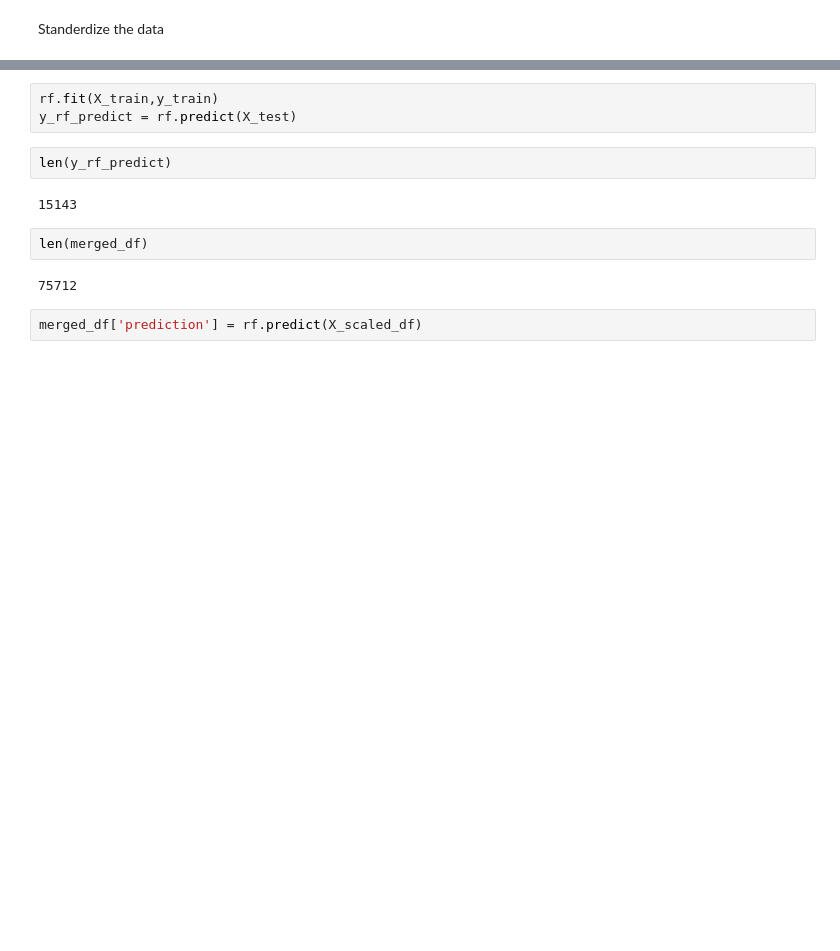
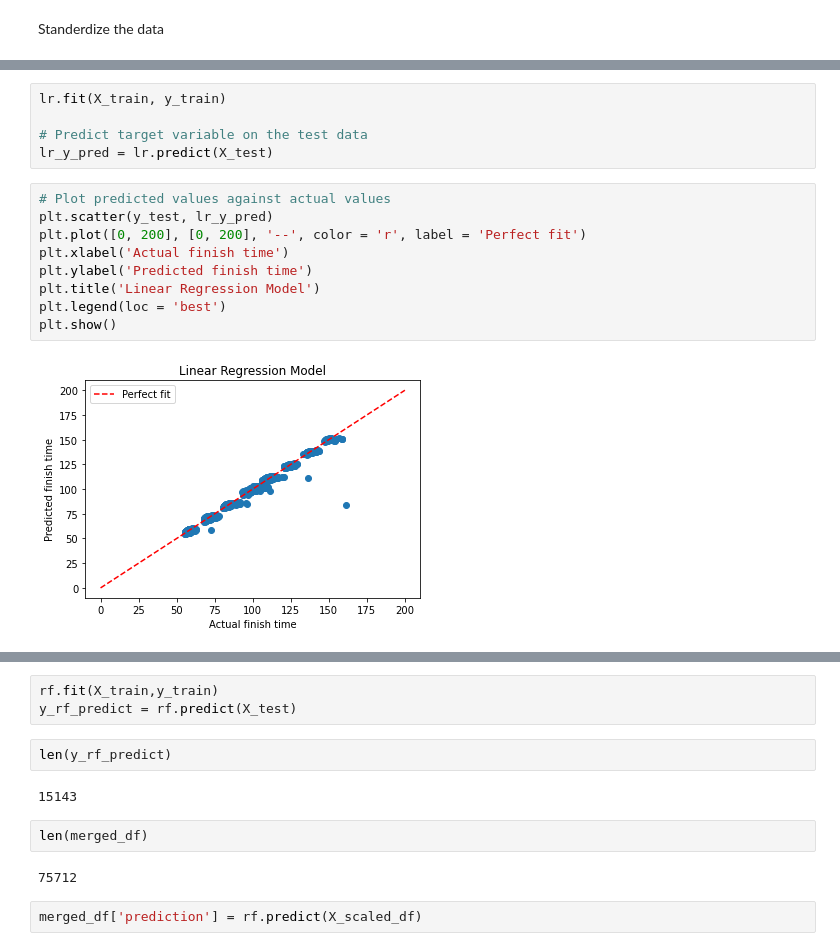
Before and after one commit to statds/final-project-GarrickHoo, a Jupyter notebook: final_code/final_code.ipynb, the cells around one changed output, grey strips where cells are left out. Saved outputs shown, nothing was run; the diff lists cells and outputs as text; blank space fills up the shorter version.

```diff
--- a/final_code/final_code.ipynb
+++ b/final_code/final_code.ipynb
@@ -255,3 +256,19 @@ print(cv.mean())
+# %%
+lr.fit(X_train, y_train)
+
+# Predict target variable on the test data
+lr_y_pred = lr.predict(X_test)
+# %%
+# Plot predicted values against actual values
+plt.scatter(y_test, lr_y_pred)
+plt.plot([0, 200], [0, 200], '--', color = 'r', label = 'Perfect fit')
+plt.xlabel('Actual finish time')
+plt.ylabel('Predicted finish time')
+plt.title('Linear Regression Model')
+plt.legend(loc = 'best')
+plt.show()
+# %% [output]
+[figure, added]
 # %%
 from sklearn.neighbors import KNeighborsRegressor
 
```
Also changed, not shown: parts of 22 cells of this notebook.
